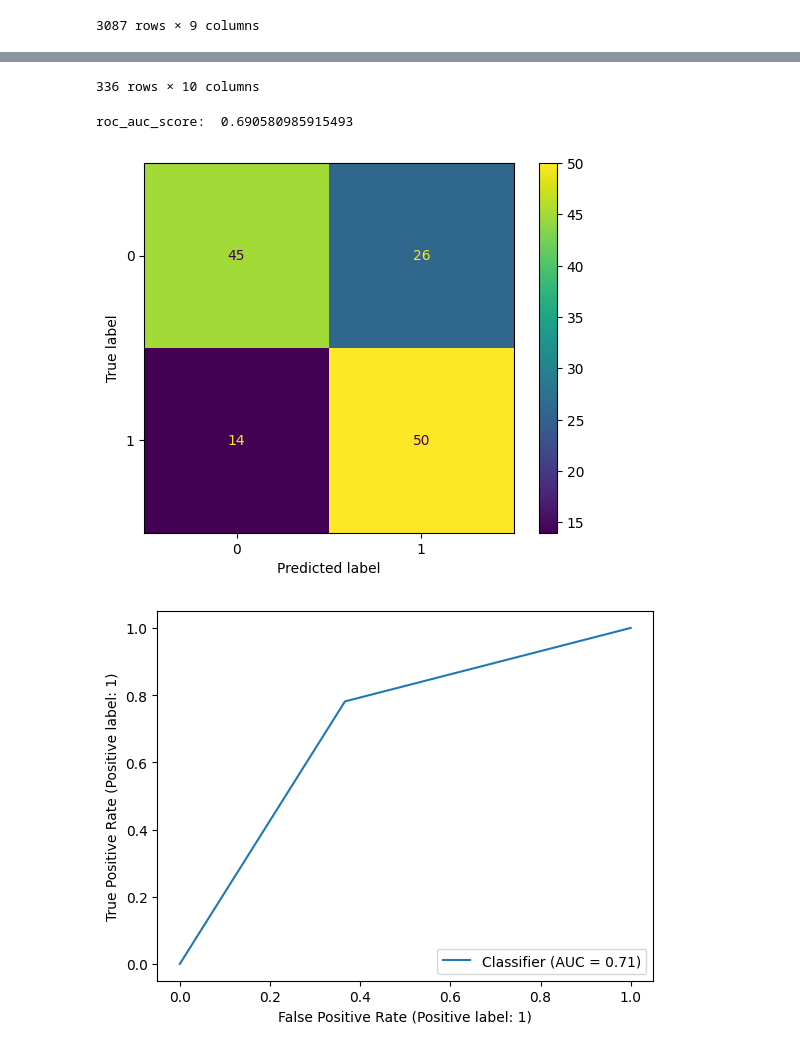
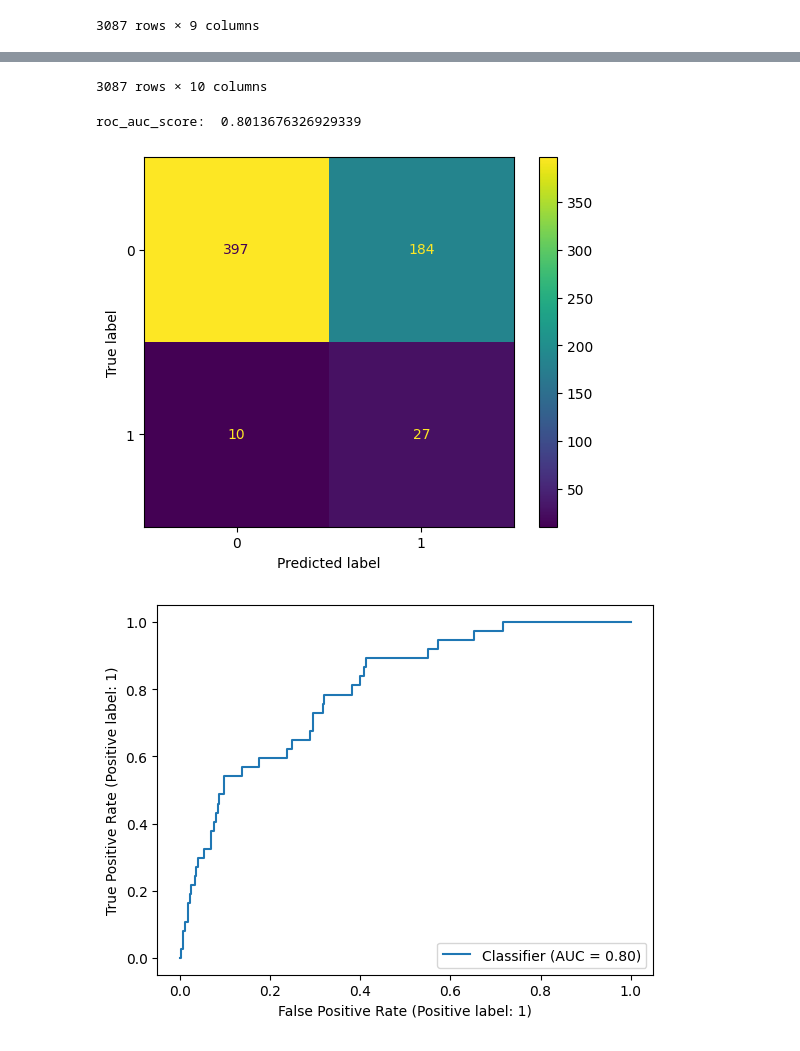
Before and after one commit to stirleng/Fire_Hazard_Evaluation, a Jupyter notebook: main.ipynb, the cells around one changed output, grey strips where cells are left out. Drawn from its saved outputs; the diff is of its cells as text; code cells hidden in the pictures.

Commit message:
SMOTE
and testing on real-world, unbiased data

```diff
--- a/main.ipynb
+++ b/main.ipynb
@@ -151,26 +152,6 @@ for date in weather_df['DATE']:
 Y = np.array(Y)
 
 weather_df['is_fire'] = Y
-
-#downsampling
-#code from chatgpt
-
-# Separate the DataFrame into two based on the boolean column
-true_values = weather_df[weather_df['is_fire'] == True]
-false_values = weather_df[weather_df['is_fire'] == False]
-
-# Downsample the larger group to match the size of the smaller group
-min_size = min(len(true_values), len(false_values))
-downsampled_true = true_values.sample(n=min_size, random_state=random.randint(1,100))
-downsampled_false = false_values.sample(n=min_size, random_state=random.randint(1,200))
-
-# Concatenate the downsampled DataFrames
-weather_df = pd.concat([downsampled_true, downsampled_false])
-
-# Shuffle the rows in the resulting DataFrame
-weather_df = weather_df.sample(frac=1, random_state=random.randint(1,300)).reset_index(drop=True)
-
-#\code from chatgpt
 
 #weather_df.to_csv('output.csv')
 display(weather_df)
@@ -186,21 +167,24 @@ weather_df = weather_df.drop(columns=drop_label_cols)
 
 X = weather_df
 #display(X)
-X_train, X_test, y_train, y_test = train_test_split(X.drop(['is_fire'], axis=1), X['is_fire'], test_size=0.4)
+X_train, X_test, y_train, y_test = train_test_split(X.drop(['is_fire'], axis=1), X['is_fire'], test_size=0.2)
+
+SMOTE = SMOTE()
+X_train_SMOTE, y_train_SMOTE = SMOTE.fit_resample(X_train, y_train)
 
 #use a scitkit learn scaler so that we can use it later for new data points:
 scaler_input = StandardScaler()
-scaler_input.fit(X_train)
-data_scaled_train = scaler_input.transform(X_train)
+scaler_input.fit(X_train_SMOTE)
+data_scaled_train = scaler_input.transform(X_train_SMOTE)
 data_scaled_test = scaler_input.transform(X_test)
 
 #put the scaled data back into a dataframe
 data_scaled_train = pd.DataFrame(data_scaled_train)
-data_scaled_train.index = X_train.index
+data_scaled_train.index = X_train_SMOTE.index
 mapcols = {}
-for idx in range(len(X_train.columns)):
-    mapcols[idx] = X_train.columns[idx]
-X_train = data_scaled_train.rename(columns=mapcols)
+for idx in range(len(X_train_SMOTE.columns)):
+    mapcols[idx] = X_train_SMOTE.columns[idx]
+X_train_SMOTE = data_scaled_train.rename(columns=mapcols)
 
 data_scaled_test = pd.DataFrame(data_scaled_test)
 data_scaled_test.index = X_test.index
@@ -213,7 +197,7 @@ model = LogisticRegression()
 
 
 # Train the model on the training data
-model.fit(X_train, y_train)
+model.fit(X_train_SMOTE, y_train_SMOTE)
 
 # Make predictions on the test data (probabilities)
 y_pred = model.predict(X_test)
@@ -251,7 +235,7 @@ print("roc_auc_score: ",roc_auc_score(y_true=y_test, y_score=y_proba[:,1]))
-336 rows × 10 columns
+3087 rows × 10 columns
-roc_auc_score:  0.690580985915493
+roc_auc_score:  0.8013676326929339
-[figure, old version]
+[figure, new version]
-[figure, old version]
+[figure, new version]
 # %%
 # df = pd.read_csv("mapdataall.csv")
 # months = df["incident_date_created"].str.slice(5,7)
```
Also changed, not shown: parts of 2 cells of this notebook.
